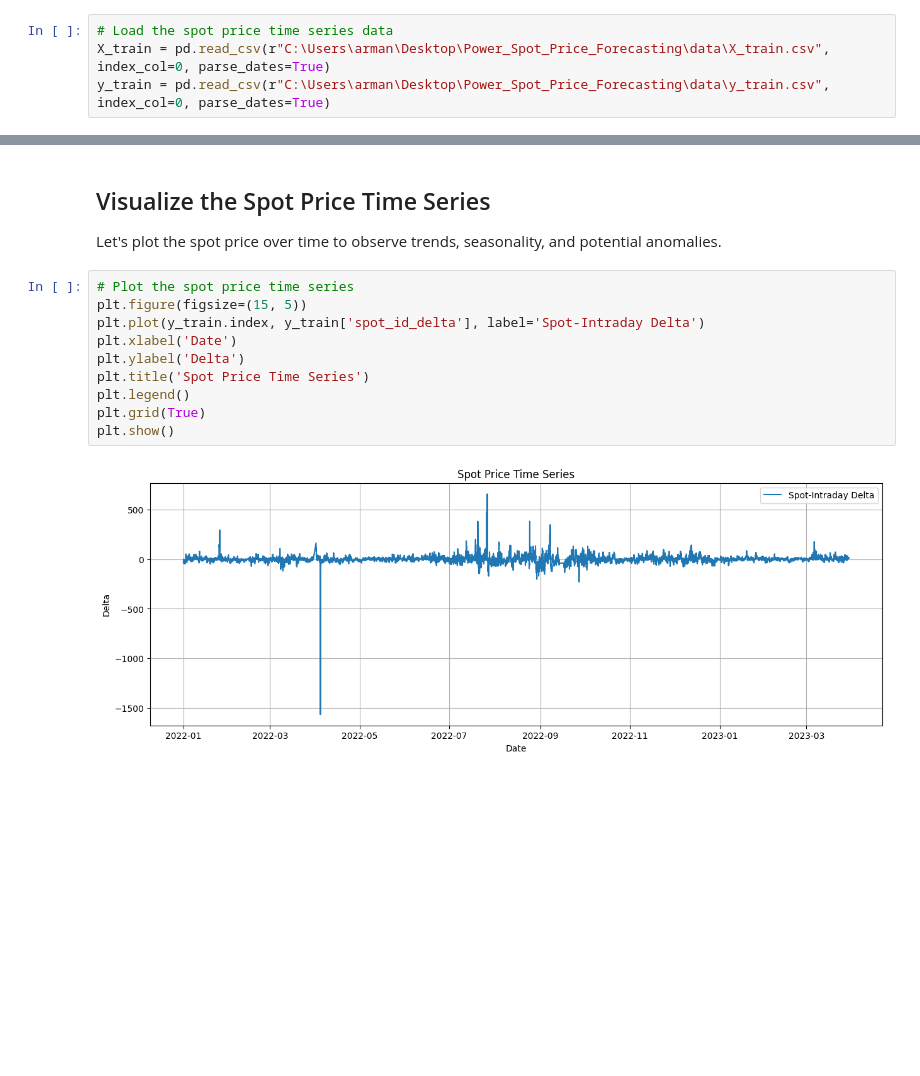
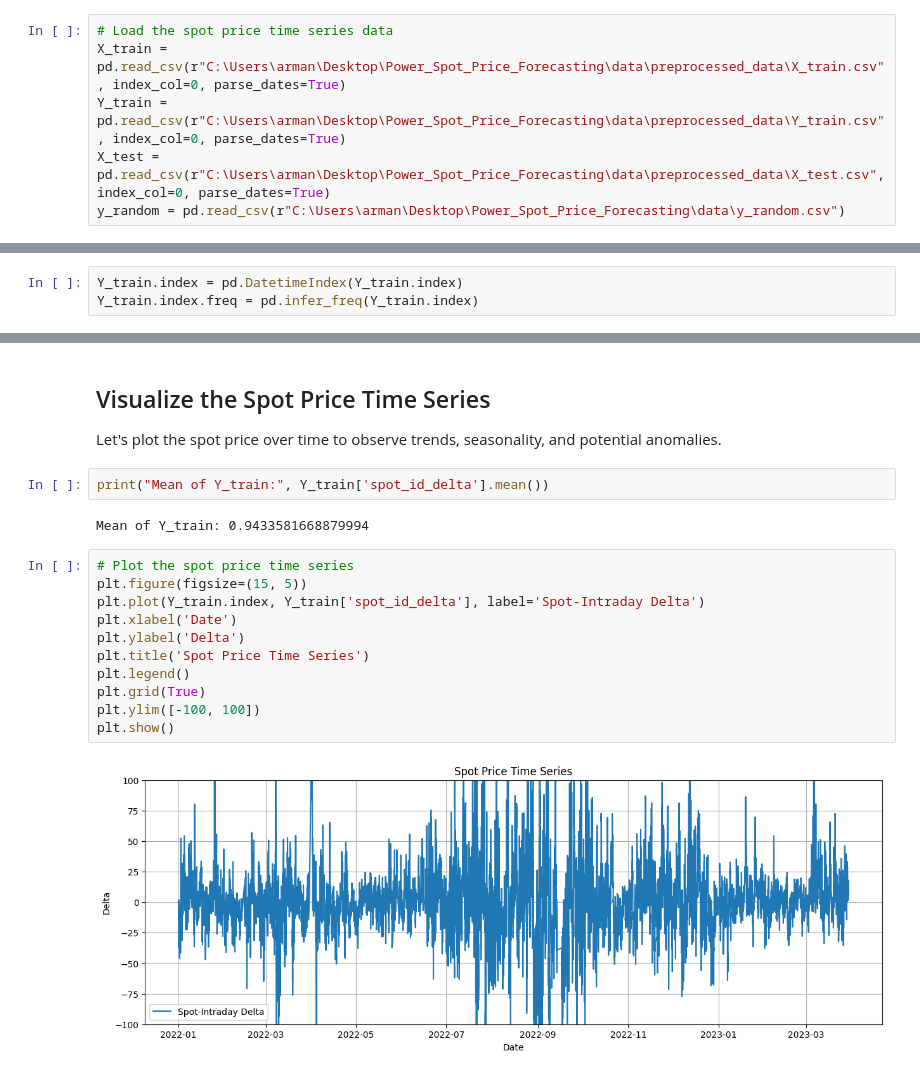
Before and after one commit to ArmandVincent/Power_Spot_Price_Forecasting, a Jupyter notebook: src/04_times_series.ipynb, the cells around one changed output, grey strips where cells are left out. Drawn from its saved outputs; the diff is of its cells as text; blank space fills up the shorter version.

```diff
--- a/src/04_times_series.ipynb
+++ b/src/04_times_series.ipynb
@@ -11,5 +11,7 @@ from statsmodels.tsa.stattools import adfuller
 from statsmodels.graphics.tsaplots import plot_acf, plot_pacf
 # %%
 # Load the spot price time series data
-X_train = pd.read_csv(r"C:\Users\arman\Desktop\Power_Spot_Price_Forecasting\data\X_train.csv", index_col=0, parse_dates=True)
-y_train = pd.read_csv(r"C:\Users\arman\Desktop\Power_Spot_Price_Forecasting\data\y_train.csv", index_col=0, parse_dates=True)
+X_train = pd.read_csv(r"C:\Users\arman\Desktop\Power_Spot_Price_Forecasting\data\preprocessed_data\X_train.csv", index_col=0, parse_dates=True)
+Y_train = pd.read_csv(r"C:\Users\arman\Desktop\Power_Spot_Price_Forecasting\data\preprocessed_data\Y_train.csv", index_col=0, parse_dates=True)
+X_test = pd.read_csv(r"C:\Users\arman\Desktop\Power_Spot_Price_Forecasting\data\preprocessed_data\X_test.csv", index_col=0, parse_dates=True)
+y_random = pd.read_csv(r"C:\Users\arman\Desktop\Power_Spot_Price_Forecasting\data\y_random.csv")
@@ -15,0 +28,3 @@ y_train = pd.read_csv(r"C:\Users\arman\Desktop\Power_Spot_Price_Forecasting\data
+# %%
+Y_train.index = pd.DatetimeIndex(Y_train.index)
+Y_train.index.freq = pd.infer_freq(Y_train.index)
@@ -16,15 +41,20 @@ y_train = pd.read_csv(r"C:\Users\arman\Desktop\Power_Spot_Price_Forecasting\data
 # %% [markdown]
 ## Visualize the Spot Price Time Series
 Let's plot the spot price over time to observe trends, seasonality, and potential anomalies.
+# %%
+print("Mean of Y_train:", Y_train['spot_id_delta'].mean())
+# %% [output]
+Mean of Y_train: 0.9433581668879994
 # %%
 # Plot the spot price time series
 plt.figure(figsize=(15, 5))
-plt.plot(y_train.index, y_train['spot_id_delta'], label='Spot-Intraday Delta')
+plt.plot(Y_train.index, Y_train['spot_id_delta'], label='Spot-Intraday Delta')
 plt.xlabel('Date')
 plt.ylabel('Delta')
 plt.title('Spot Price Time Series')
 plt.legend()
 plt.grid(True)
+plt.ylim([-100, 100])
 plt.show()
 # %% [output]
-[figure, old version]
+[figure, new version]
```
Also changed, not shown: parts of 9 cells of this notebook, 6 other files.
